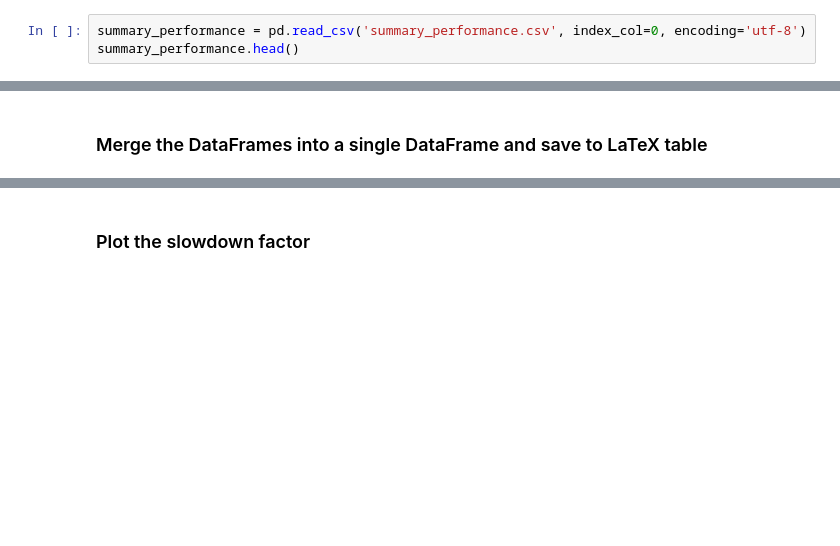
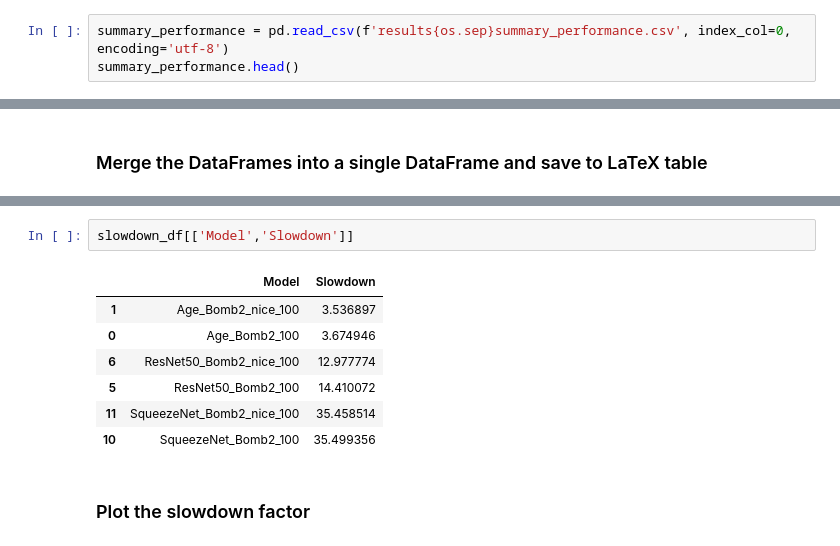
Before and after one commit to MatteoFasulo/Versal-C-Code, a Jupyter notebook: code/notebook.ipynb, the cells around one changed output, grey strips where cells are left out. Drawn from its saved outputs; the diff is of its cells as text; blank space fills up the shorter version.

Commit message:
Folder structure.
Readme with notebook results.

```diff
--- a/code/notebook.ipynb
+++ b/code/notebook.ipynb
@@ -57,7 +63,7 @@ else:
 # %% [markdown]
 # Load summary performance csv
 # %%
-summary_performance = pd.read_csv('summary_performance.csv', index_col=0, encoding='utf-8')
+summary_performance = pd.read_csv(f'results{os.sep}summary_performance.csv', index_col=0, encoding='utf-8')
 summary_performance.head()
 # %% [output]
 |  | Kernel Name | Number Of Runs | CU Full Name | Minimum Time (ms) | Average Time (ms) | Maximum Time (ms) | ... |
@@ -123,6 +129,16 @@ SqueezeNet\_Bomb2\_nice\_100 &   100 &               34.1 &                    2
 \bottomrule
 \end{tabular}
 \end{table}
+# %%
+slowdown_df[['Model','Slowdown']]
+# %% [output]
+|  | Model | Slowdown |
+| 1 | Age_Bomb2_nice_100 | 3.536897 |
+| 0 | Age_Bomb2_100 | 3.674946 |
+| 6 | ResNet50_Bomb2_nice_100 | 12.977774 |
+| 5 | ResNet50_Bomb2_100 | 14.410072 |
+| 11 | SqueezeNet_Bomb2_nice_100 | 35.458514 |
+| 10 | SqueezeNet_Bomb2_100 | 35.499356 |
 # %% [markdown]
 ### Plot the slowdown factor
 # %%
```
Also changed, not shown: parts of 8 cells of this notebook, 15 other files.
